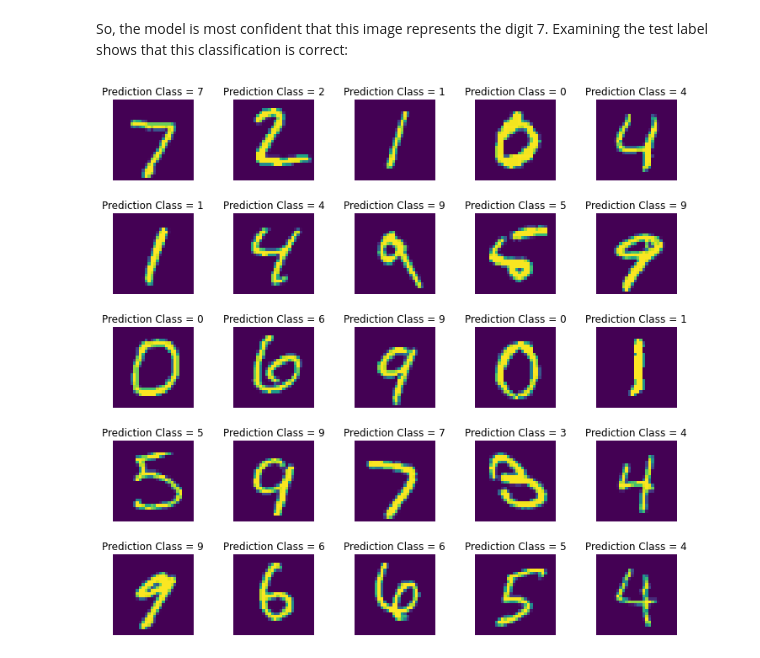
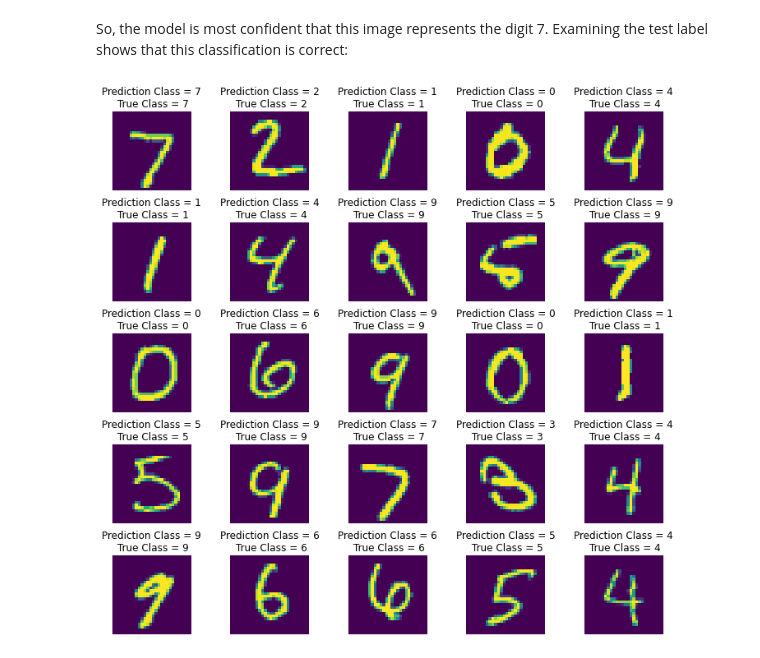
Before and after one commit to duong-nguyen-elu/ELU-Assignments, a Jupyter notebook: M6W8_Assignment.ipynb, the cells around one changed output. Cells and saved outputs as stored; diff of their text form; code cells hidden in the pictures.

```diff
--- a/M6W8_Assignment.ipynb
+++ b/M6W8_Assignment.ipynb
@@ -275,14 +279,14 @@ So, the model is most confident that this image represents the digit 7. Examinin
 # %%
 L = 5
 W = 5
 fig, axes = plt.subplots(L, W, figsize = (12,12))
 axes = axes.ravel()
 
 for i in np.arange(0, L * W):
     axes[i].imshow(X_test[i].reshape(28,28))
-    axes[i].set_title(f"Prediction Class = {predicted_classes[i]}")
+    axes[i].set_title(f"Prediction Class = {predicted_classes[i]}\n True Class = {np.array(test, dtype='float32')[:,0][i]:0.0f}")
     axes[i].axis('off')
 
 plt.subplots_adjust(wspace=0.5)
 # %% [output]
-[figure, old version]
+[figure, new version]
```
Also changed, not shown: parts of 10 cells of this notebook.
